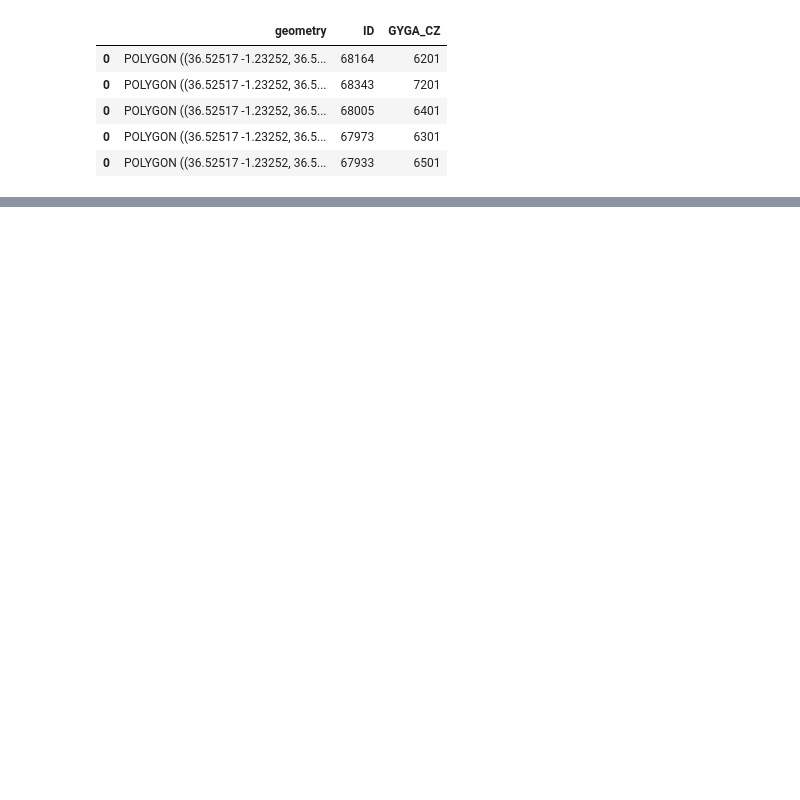
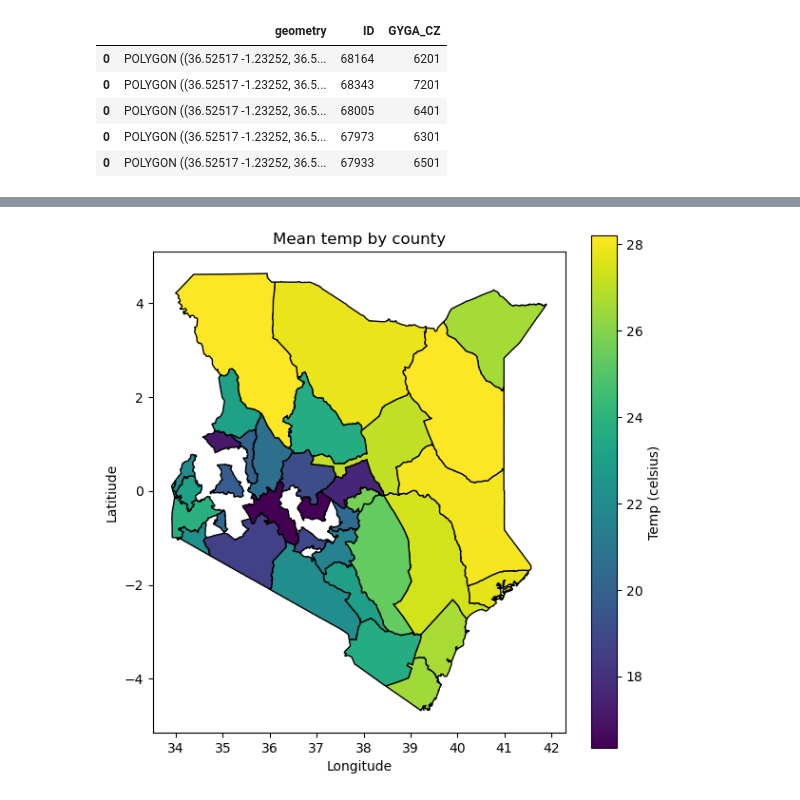
Before and after one commit to CWanderi/capstone_project, a Jupyter notebook: capstone_project.ipynb, the cells around one changed output, grey strips where cells are left out. Saved outputs shown, nothing was run; the diff lists cells and outputs as text; code cells hidden in the pictures; blank space fills up the shorter version.

```diff
--- a/capstone_project.ipynb
+++ b/capstone_project.ipynb
@@ -613,0 +343,5 @@ plt.show()
+# %%
+#joining each gdf file to data 2 as to get information on each county to help with lookups and refrencing
+temp_with_county = gpd.sjoin(gdf_temperature, data2, how='inner', predicate='intersects')
+precip_with_county = gpd.sjoin(gdf_precipitation, data2, how='inner', predicate='intersects')
+soil_with_county = gpd.sjoin(gdf_Soil_Wetness, data2, how='inner', predicate='intersects')
@@ -613,0 +367,12 @@ plt.show()
+# %%
+# groups the data by the county name
+temp_agg = temp_with_county.groupby('NAME2_')['Mean temp'].mean().reset_index()
+precip_agg = precip_with_county.groupby('NAME2_')['Mean precipitation'].mean().reset_index()
+soil_agg = soil_with_county.groupby('NAME2_')['Mean soil wetness'].mean().reset_index()
+# %%
+#bring them together by county
+county_data = temp_agg.merge(precip_agg, on='NAME2_').merge(soil_agg, on='NAME2_')
+# %%
+# the final merged data
+gdf_final = data2.merge(county_data, on='NAME2_')
+gdf_final.head()
@@ -613,0 +386,10 @@ plt.show()
+# %%
+
+fig, ax = plt.subplots(figsize=(7,7))
+gdf_final.plot('Mean temp', legend=True, edgecolor='black',ax=ax, legend_kwds={'label':'Temp (celsius)'})
+ax.set_title('Mean temp by county')
+ax.set_ylabel('Latitiude')
+ax.set_xlabel('Longitude')
+plt.show()
+# %% [output]
+[figure, added]
```
Also changed, not shown: parts of 44 cells of this notebook.
